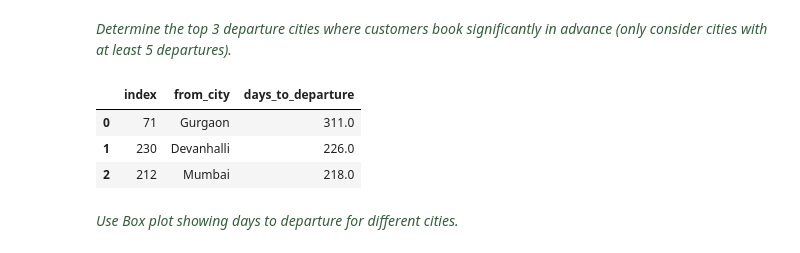
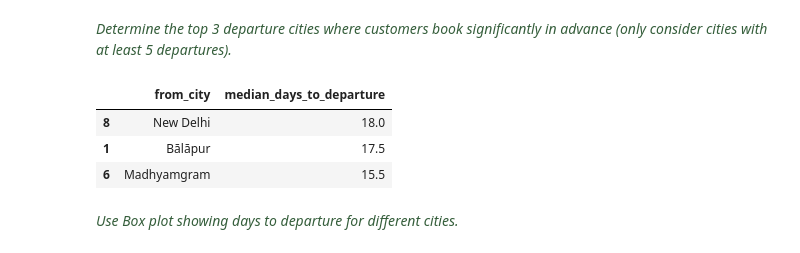
Before and after one commit to mcadriaans/eda_travel-aggregator, a Jupyter notebook: notebook/travel_aggregator_analysis .ipynb, the cells around one changed output. Saved outputs shown, nothing was run; the diff lists cells and outputs as text; code cells hidden in the pictures.

```diff
--- a/notebook/travel_aggregator_analysis .ipynb
+++ b/notebook/travel_aggregator_analysis .ipynb
@@ -290,23 +290,24 @@ Repeat bookings cluster around a small number of popular routes, rather than bei
 # %%
 # ℹ️Count the departures per city
 departures_per_city = bookings.groupby(by='from_city')['booking_id'].count().reset_index(name='total_departures')
 
 # ℹ️ Filter and reset index for cities with 5+ departures
 departures_per_city_more_than_5 = departures_per_city[departures_per_city['total_departures'] >= 5].reset_index(drop=True)
 
 # Filter bookings for cities with 5+ departures
 departures_per_city_more_than_5_filtered = bookings[bookings['from_city'].isin(departures_per_city_more_than_5['from_city'])]
 
-cities_days_to_depart = departures_per_city_more_than_5_filtered[['from_city', 'days_to_departure']]
+# Group by city and find each city's TYPICAL (median) lead time
+city_median_lead_time = departures_per_city_more_than_5_filtered.groupby('from_city')['days_to_departure'].median().reset_index(name='median_days_to_departure')
 
-# ℹ️ Get top 3 longest advanced bookings
-top_3_longest_advanced_bookings= cities_days_to_depart.sort_values(by='days_to_departure', ascending=False).reset_index().head(3)
-top_3_longest_advanced_bookings
+# Now sort the CITIES by their typical lead time, and take the top 3
+top_3_cities_advance_booking = city_median_lead_time.sort_values(by='median_days_to_departure', ascending=False).head(3)
+top_3_cities_advance_booking
 # %% [output]
-|  | index | from_city | days_to_departure |
-| 0 | 71 | Gurgaon | 311.0 |
-| 1 | 230 | Devanhalli | 226.0 |
-| 2 | 212 | Mumbai | 218.0 |
+|  | from_city | median_days_to_departure |
+| 8 | New Delhi | 18.0 |
+| 1 | Bālāpur | 17.5 |
+| 6 | Madhyamgram | 15.5 |
 # %% [markdown]
 <font color=#355E3B>*Use Box plot showing days to departure for different cities.*</font>
 # %%
```
Also changed, not shown: parts of 5 cells of this notebook.
